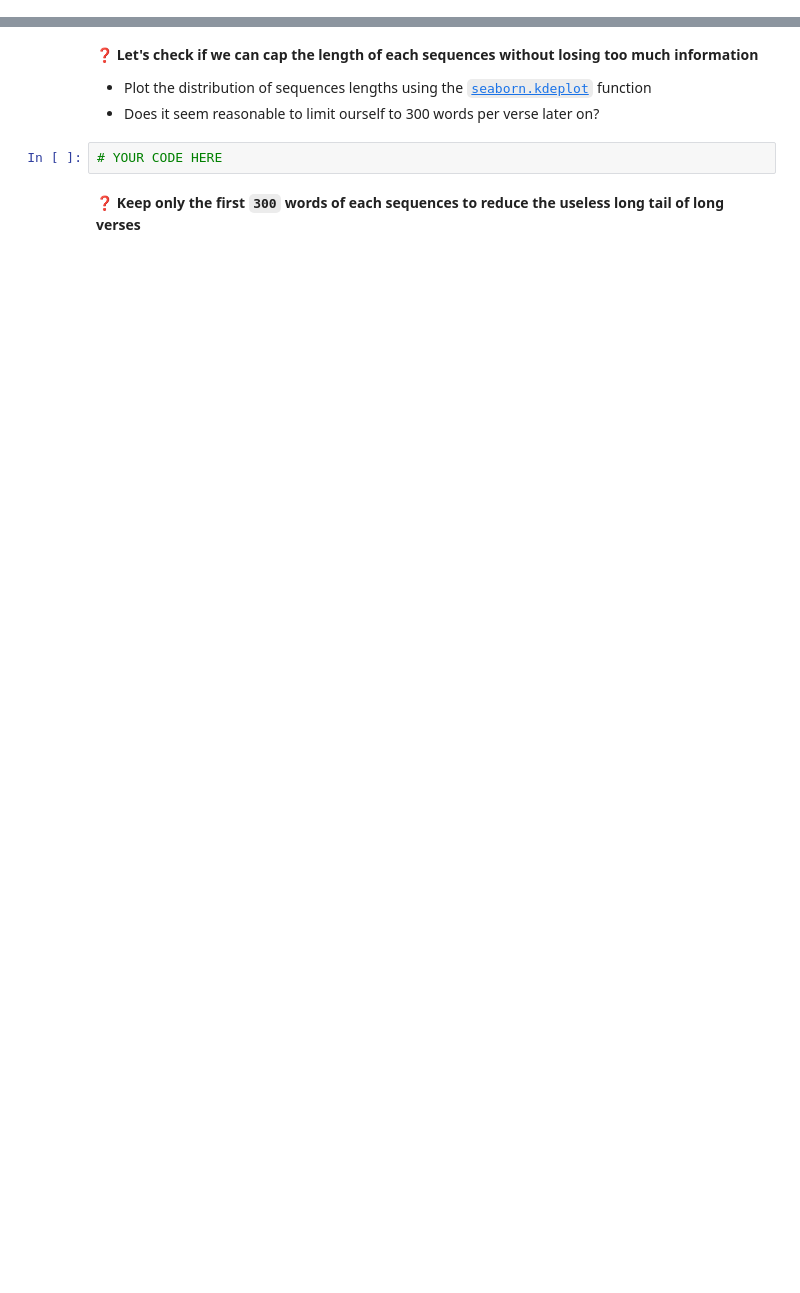
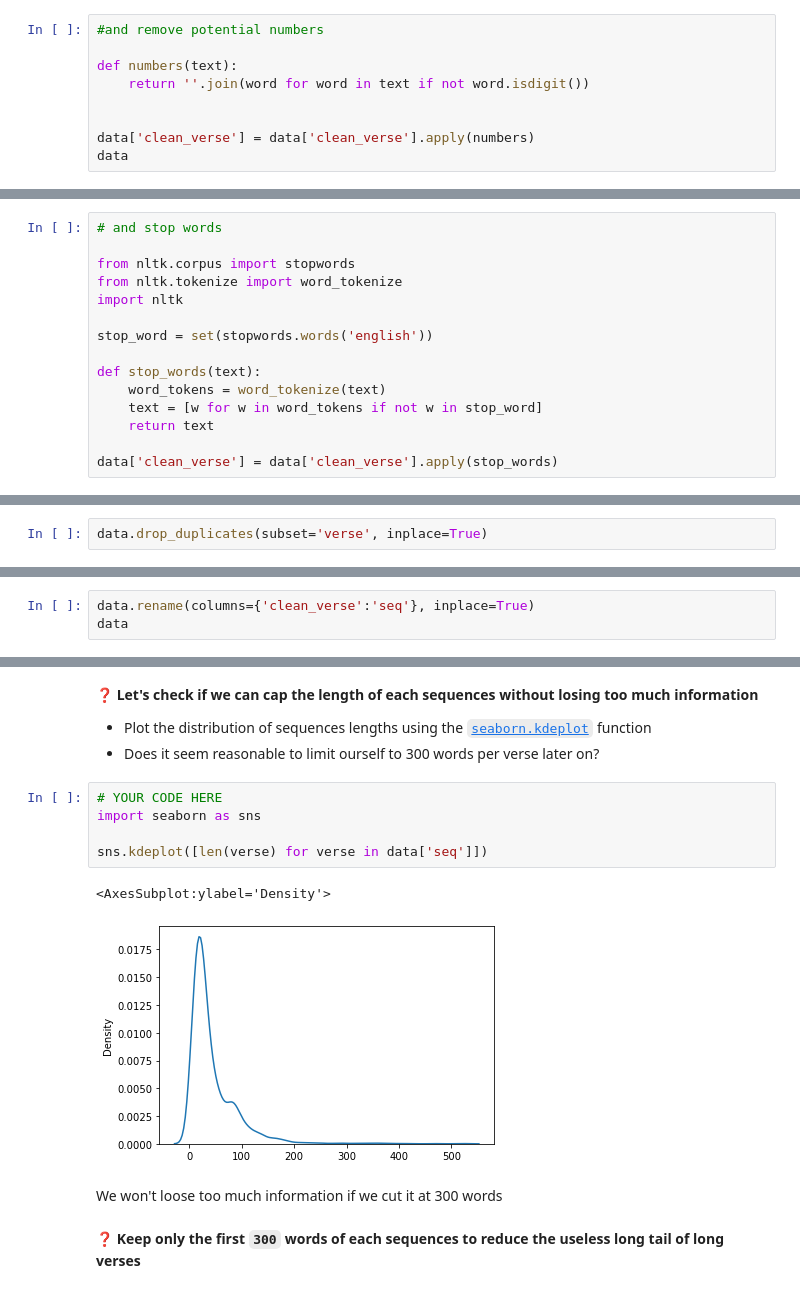
Before and after one commit to YohannD/data-certification-exam, a Jupyter notebook: recurrent_neural_network/lyrics_detector.ipynb, the cells around one changed output, grey strips where cells are left out. Saved outputs shown, nothing was run; the diff lists cells and outputs as text; blank space fills up the shorter version.

```diff
--- a/recurrent_neural_network/lyrics_detector.ipynb
+++ b/recurrent_neural_network/lyrics_detector.ipynb
@@ -30,0 +100,9 @@ data
+# %%
+#and remove potential numbers
+
+def numbers(text):
+    return ''.join(word for word in text if not word.isdigit())
+
+
+data['clean_verse'] = data['clean_verse'].apply(numbers)
+data
@@ -31,3 +123,18 @@ data
+# %%
+# and stop words
+
+from nltk.corpus import stopwords
+from nltk.tokenize import word_tokenize
+import nltk
+
+stop_word = set(stopwords.words('english'))
+
+def stop_words(text):
+    word_tokens = word_tokenize(text)
+    text = [w for w in word_tokens if not w in stop_word]
+    return text
+
+data['clean_verse'] = data['clean_verse'].apply(stop_words)
 # %% [markdown]
 ❓ **Check if some verses are duplicated.**
 - It can be frequent in music lyrics.
@@ -36,0 +146,2 @@ data
+# %%
+data.drop_duplicates(subset='verse', inplace=True)
@@ -105,0 +238,3 @@ We now need to think about embedding our sentences into numbers. We will be usin
+# %%
+data.rename(columns={'clean_verse':'seq'}, inplace=True)
+data
@@ -107,8 +256,16 @@ We now need to think about embedding our sentences into numbers. We will be usin
 ❓ **Let's check if we can cap the length of each sequences without losing too much information**
 - Plot the distribution of sequences lengths using the [`seaborn.kdeplot`](https://seaborn.pydata.org/generated/seaborn.displot.html#seaborn-displot) function
 - Does it seem reasonable to limit ourself to 300 words per verse later on?
-# %%
-# YOUR CODE HERE
+# %%
+# YOUR CODE HERE
+import seaborn as sns
+
+sns.kdeplot([len(verse) for verse in data['seq']])
+# %% [output]
+<AxesSubplot:ylabel='Density'>
+[figure, added]
+# %% [markdown]
+We won't loose too much information if we cut it at 300 words
 # %% [markdown]
 ❓ **Keep only the first `300` words of each sequences to reduce the useless long tail of long verses**
 # %%
```
Also changed, not shown: parts of 30 cells of this notebook, 2 other files.
